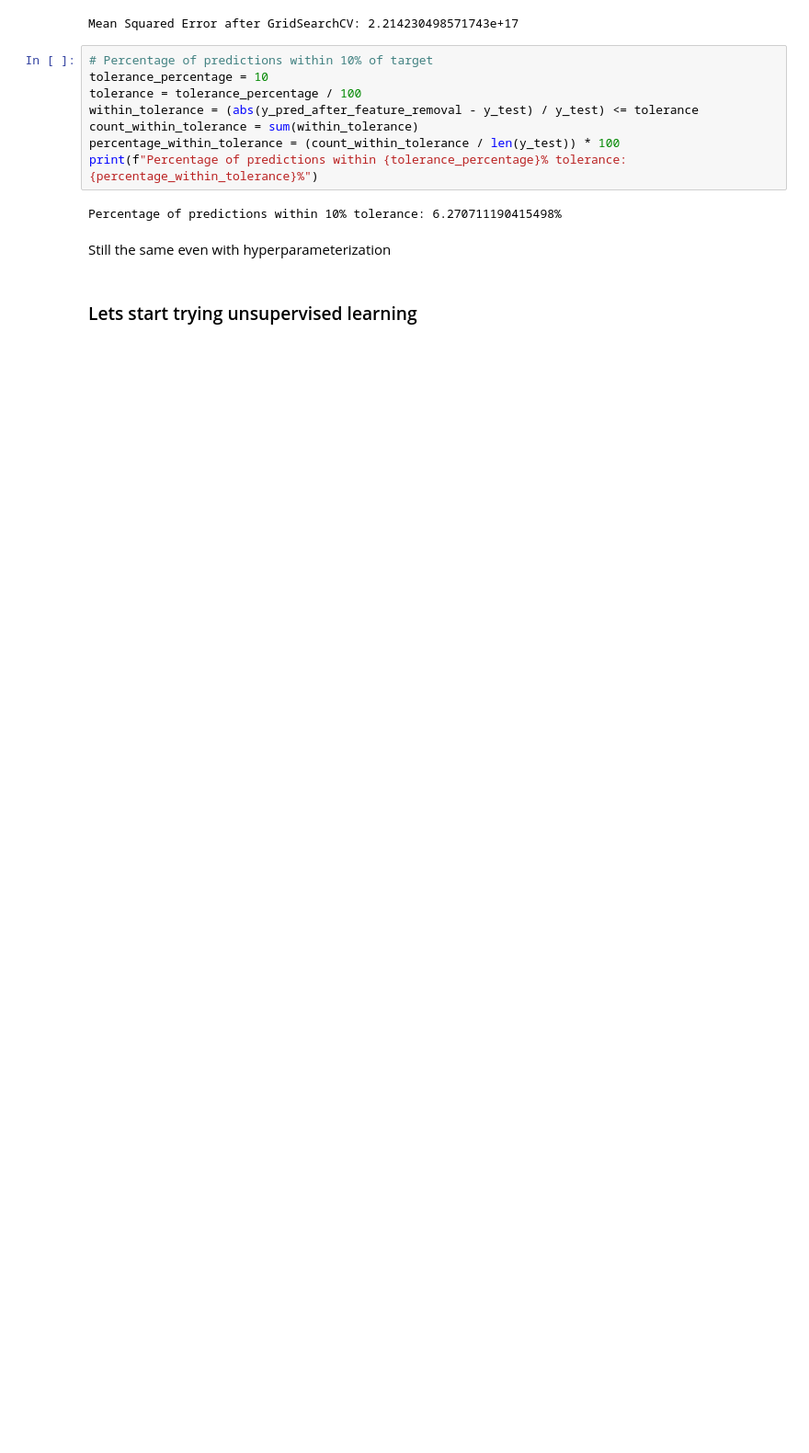
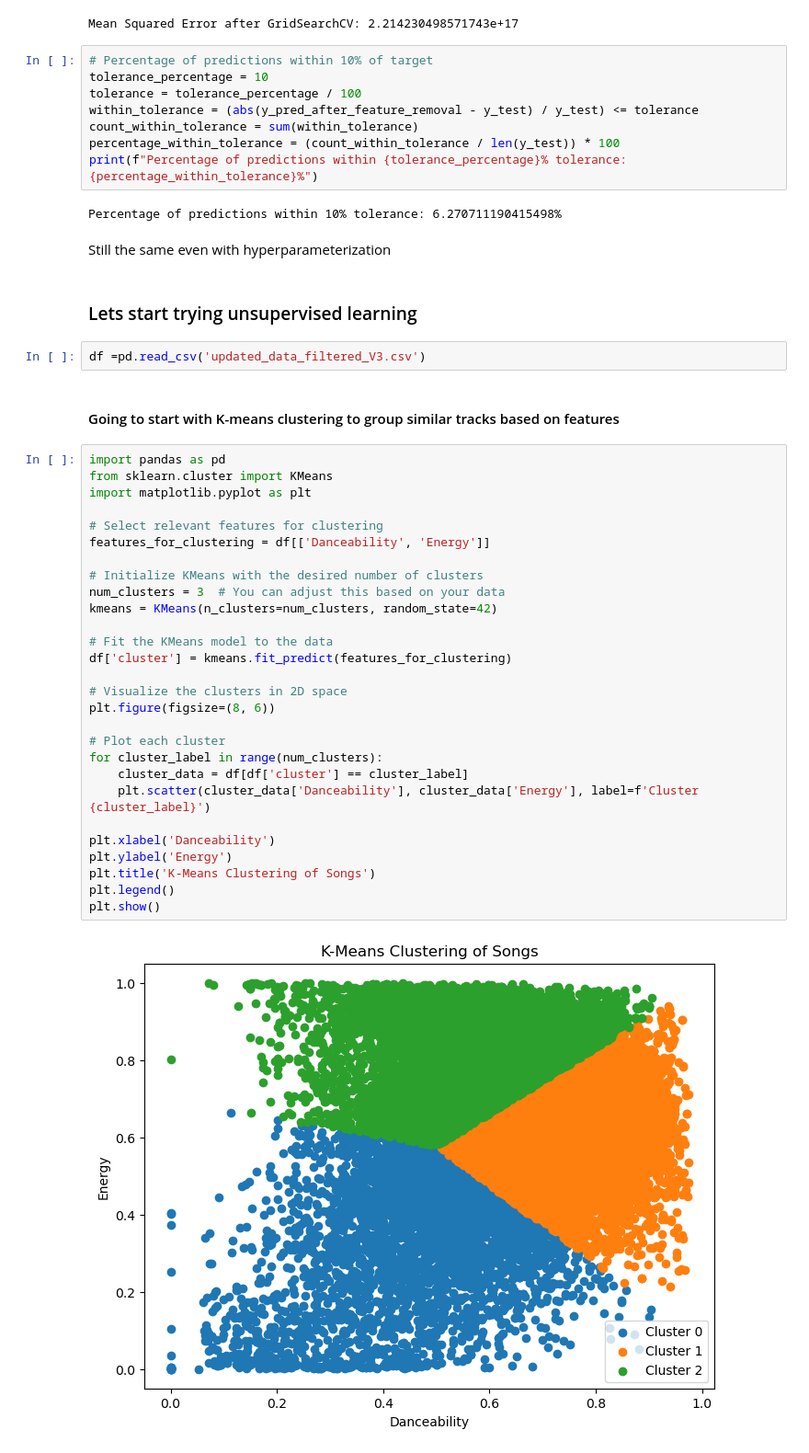
Before and after one commit to AminePMrad/Spotify_ML, a Jupyter notebook: src/ml_project/Graphs.ipynb, the cells around one changed output. Shown at 92% size. Saved outputs shown, nothing was run; the diff lists cells and outputs as text; blank space fills up the shorter version.

```diff
--- a/src/ml_project/Graphs.ipynb
+++ b/src/ml_project/Graphs.ipynb
@@ -1718,3 +1718,37 @@ Percentage of predictions within 10% tolerance: 6.270711190415498%
 Still the same even with hyperparameterization
 # %% [markdown]
 ### Lets start trying unsupervised learning
+# %%
+df =pd.read_csv('updated_data_filtered_V3.csv')
+# %% [markdown]
+#### Going to start with K-means clustering to group similar tracks based on features
+# %%
+import pandas as pd
+from sklearn.cluster import KMeans
+import matplotlib.pyplot as plt
+
+# Select relevant features for clustering
+features_for_clustering = df[['Danceability', 'Energy']]
+
+# Initialize KMeans with the desired number of clusters
+num_clusters = 3  # You can adjust this based on your data
+kmeans = KMeans(n_clusters=num_clusters, random_state=42)
+
+# Fit the KMeans model to the data
+df['cluster'] = kmeans.fit_predict(features_for_clustering)
+
+# Visualize the clusters in 2D space
+plt.figure(figsize=(8, 6))
+
+# Plot each cluster
+for cluster_label in range(num_clusters):
+    cluster_data = df[df['cluster'] == cluster_label]
+    plt.scatter(cluster_data['Danceability'], cluster_data['Energy'], label=f'Cluster {cluster_label}')
+
+plt.xlabel('Danceability')
+plt.ylabel('Energy')
+plt.title('K-Means Clustering of Songs')
+plt.legend()
+plt.show()
+# %% [output]
+[figure, added]
```
Also changed, not shown: parts of 14 cells of this notebook.
